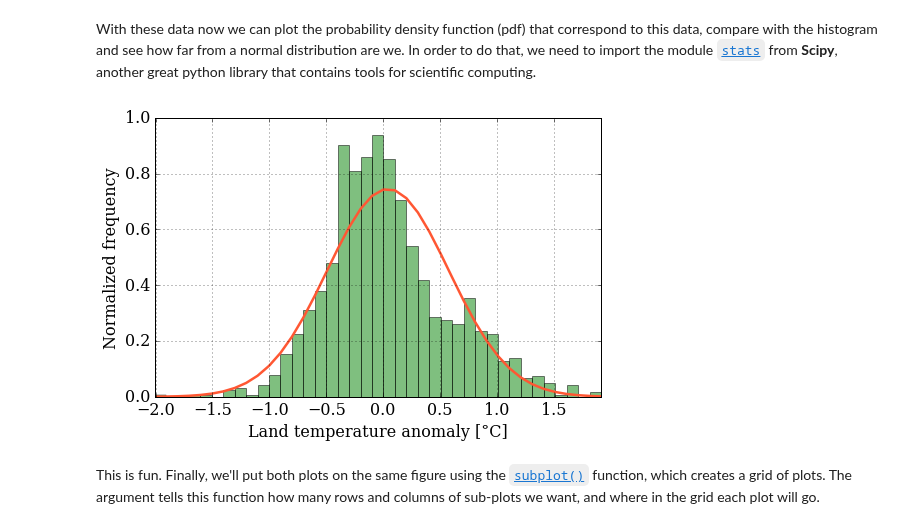
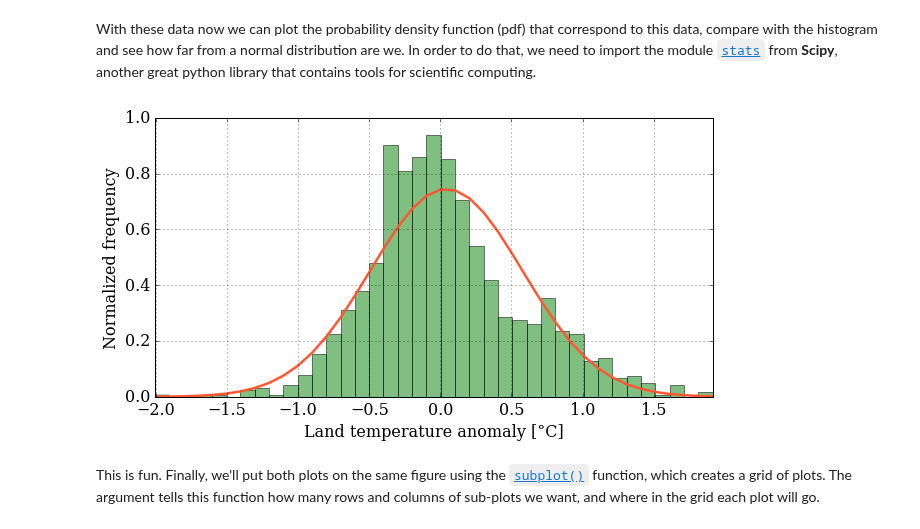
Before and after one commit to barbagroup/essential_skills_RRC, a Jupyter notebook: the_python_scientific_stack.ipynb, the cells around one changed output. Cells and saved outputs as stored; diff of their text form; code cells hidden in the pictures.

```diff
--- a/the_python_scientific_stack.ipynb
+++ b/the_python_scientific_stack.ipynb
@@ -253,15 +253,15 @@ from scipy import stats
 # %%
 bins = numpy.linspace(min(T_land[:,1]), max(T_land[:,1]), 40)
 
-pyplot.figure(figsize=(8,5))
+pyplot.figure(figsize=(10,5))
 pyplot.hist(T_land[:,1], bins, normed=True, facecolor='g', alpha=0.5)
 pyplot.plot(bins, stats.norm.pdf(bins, mean_T, sigma_T), color='#ff5733', ls='-', lw=2.5)
 pyplot.xlim(min(T_land[:,1]), max(T_land[:,1]))
 pyplot.xlabel('Land temperature anomaly [°C]')
 pyplot.ylabel('Normalized frequency')
 pyplot.grid();
 # %% [output]
-[figure, old version]
+[figure, new version]
 # %% [markdown]
 This is fun. Finally, we'll put both plots on the same figure using the [`subplot()`](http://matplotlib.org/api/pyplot_api.html?highlight=subplot#matplotlib.pyplot.subplot) function, which creates a grid of plots. The argument tells this function how many rows and columns of sub-plots we want, and where in the grid each plot will go.
 # %%
```
Also changed, not shown: parts of 4 cells of this notebook.
